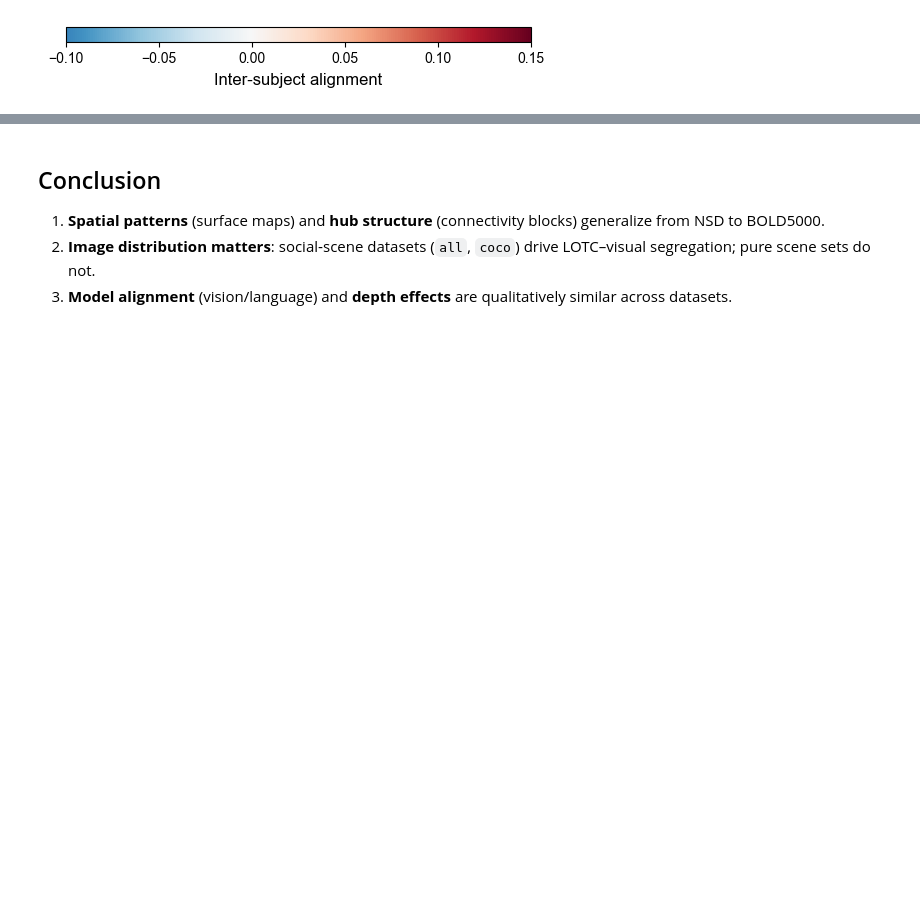
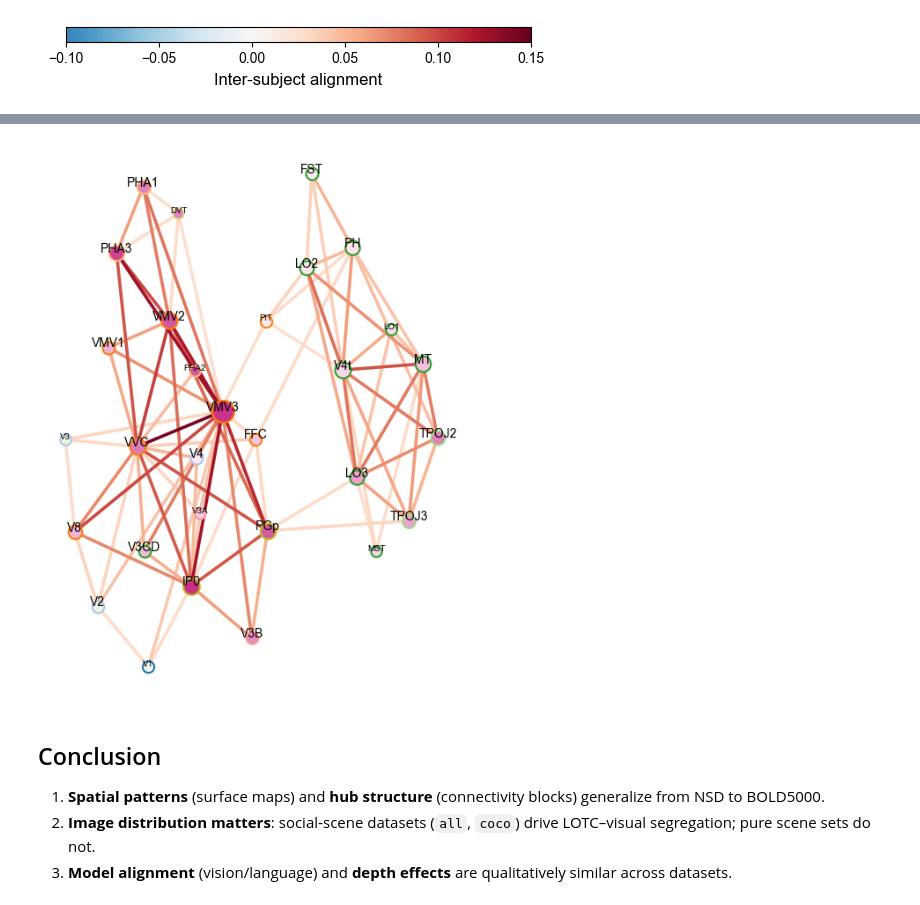
Before and after one commit to memory-formation/convergent-transformations, a Jupyter notebook: 5_notebooks/10_bold5000_alignment.ipynb, the cells around one changed output, grey strips where cells are left out. Cells and saved outputs as stored; diff of their text form; code cells hidden in the pictures; blank space fills up the shorter version.

```diff
--- a/5_notebooks/10_bold5000_alignment.ipynb
+++ b/5_notebooks/10_bold5000_alignment.ipynb
@@ -383,0 +626,9 @@ plot_cbar_set(title=title, filename=output_folder / output_file, vmax=vmax, vmin
+# %%
+def add_hcp_names(df, hcp_filename, columns=(("roi", "name"), ("roi_x", "name_x"), ("roi_y", "name_y")), hcp_columns=["roi", "name"]):
+    hcp = pd.read_csv(hcp_filename)
+    hcp = hcp[hcp_columns]
+    for roi_col, name_col in columns:
+        if roi_col not in df.columns: continue
+        hcp_renamed = hcp.rename(columns={"roi": roi_col, "name": name_col})
+        df = df.merge(hcp_renamed, on=roi_col, how="left")
+    return df
@@ -384,3 +755,40 @@ plot_cbar_set(title=title, filename=output_folder / output_file, vmax=vmax, vmin
+# %%
+df_depths_edges_2 = df_depths_edges.copy()
+df_depths_edges_2 = df_depths_edges_2.query("name_x in @connectivity_order and name_y in @connectivity_order").copy()
+p_values = df_depths_edges_2["p_value"].values
+# Correct p-values
+_, pval_corrected, _, _ = multipletests(p_values, method="fdr_bh")
+# %%
+import networkx as nx
+from convergence.network import efficient_iterative_max_spanning_trees, plot_graph
+
+
+num_trees = 3 # Number of itterations for the spanning tree
+vmax = 0.15 # Maximum value for the colorbar
+seed = 2 # Seed for the layout
+# or
+n_nodes = len(connectivity_order)
+output_filename = output_folder / f"rsa_network_intersubject_n_nodes_{n_nodes}_num_trees_{num_trees}_bold5000.svg"
+df_connectivity
+
+G, df_nodes, df_edges = build_graph(df_connectivity.drop(columns=["name_x", "name_y"]), hcp_filename=hcp_filename, df_depths_mean=df_depths_mean)
+G_spanning = iterative_max_spanning_trees(G, num_trees=num_trees)
+layout_adjustments = {}
+
+fig, ax = plot_graph(
+    G=G_spanning,
+    df_nodes=df_nodes,
+    df_depths_edges=df_depths_edges_2,
+    layout_adjustments=layout_adjustments,
+    seed=seed,
+    iteration_multiplier=0.5,
+    vrange_edge=(-vmax, vmax)
+
+)
+
+fig.savefig(output_filename, bbox_inches="tight", transparent=True)
+# %% [output]
+[figure, added]
 # %% [markdown]
 ## Conclusion
 
```
Also changed, not shown: parts of 11 cells of this notebook, 12 other files.
